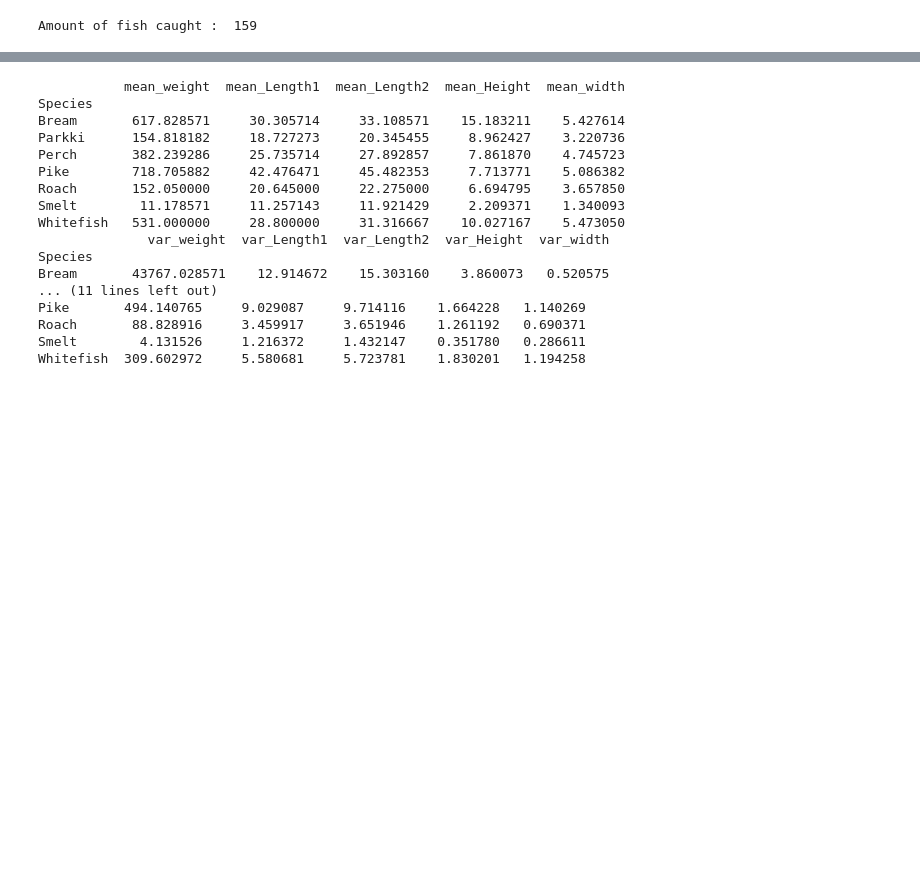
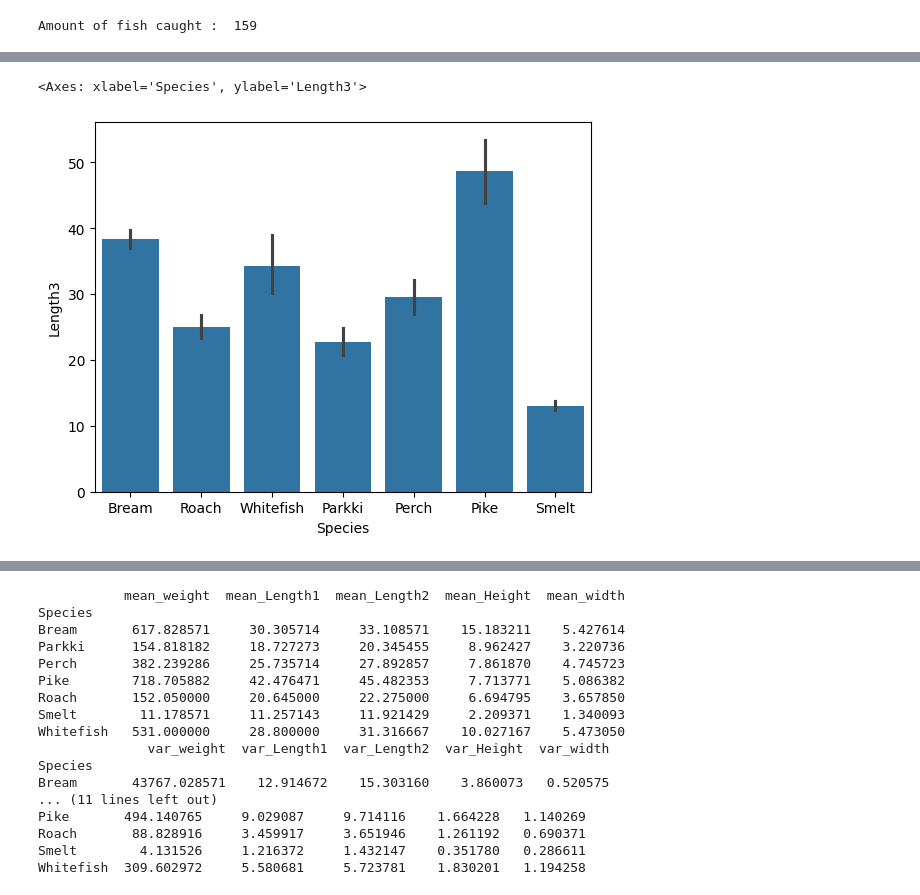
Before and after one commit to Creepy01/Fish-market-analysis, a Jupyter notebook: data.ipynb, the cells around one changed output, grey strips where cells are left out. Cells and saved outputs as stored; diff of their text form; code cells hidden in the pictures; blank space fills up the shorter version.

```diff
--- a/data.ipynb
+++ b/data.ipynb
@@ -77,0 +78,5 @@ sns.histplot(data=data, x="Species", y="Length2")
+# %%
+sns.barplot(data=data, x="Species", y="Length3")
+# %% [output]
+<Axes: xlabel='Species', ylabel='Length3'>
+[figure, added]
```
Also changed, not shown: parts of 13 cells of this notebook.
